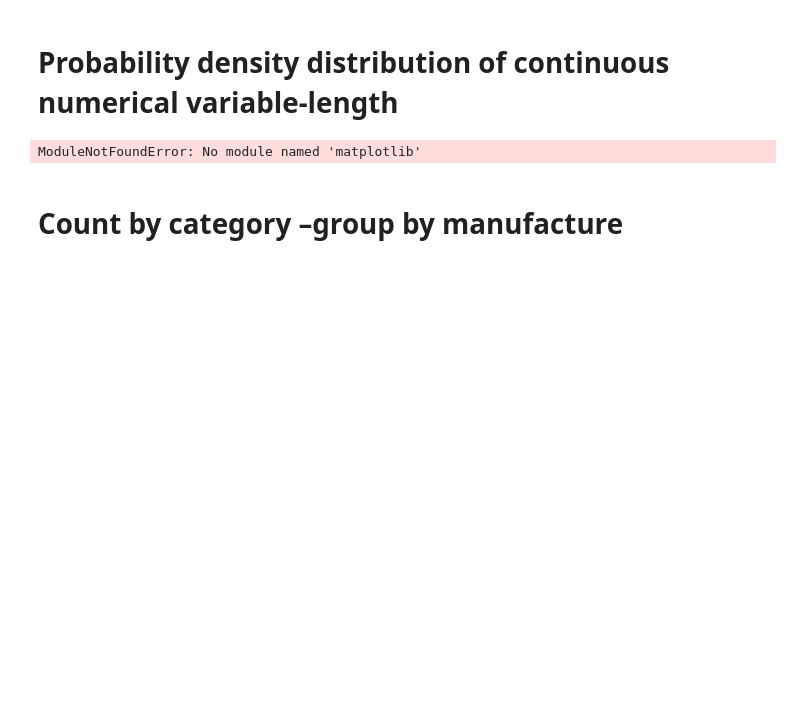
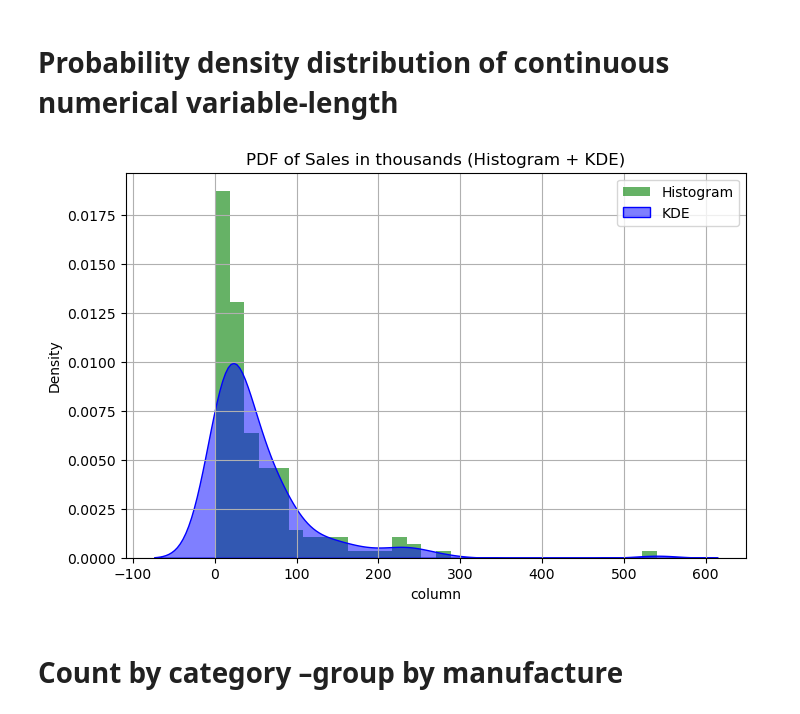
Before and after one commit to RameshBandari26/Machine_Learning_Lab, a Jupyter notebook: week2/Lab2.ipynb, the cells around one changed output. Saved outputs shown, nothing was run; the diff lists cells and outputs as text; code cells hidden in the pictures; blank space fills up the shorter version.

```diff
--- a/week2/Lab2.ipynb
+++ b/week2/Lab2.ipynb
@@ -228,22 +228,23 @@ Horsepower - Max: 92
 # %%
 import matplotlib.pyplot as plt
 import seaborn as sns
 import pandas as pd
 import numpy as np
+
+df=pd.read_csv("car_sales.csv")
+
 column="Sales in thousands"
 plt.figure(figsize=(8, 5))
-plt.hist(df[column], bins=30, density=True, alpha=0.6,
-color="green", label="Histogram")
-sns.kdeplot(df[column], fill=True, color="blue", alpha=0.5,
-label="KDE")
+plt.hist(df[column], bins=30, density=True, alpha=0.6, color="green", label="Histogram")
+sns.kdeplot(df[column], fill=True, color="blue", alpha=0.5, label="KDE")
 plt.xlabel("column")
 plt.ylabel("Density")
 plt.title(f"PDF of {column} (Histogram + KDE)")
 plt.legend()
 plt.grid()
 plt.show()
 # %% [output]
-ModuleNotFoundError: No module named 'matplotlib'
+[figure, added]
 # %% [markdown]
 # Count by category –group by manufacture
 # %%
```
Also changed, not shown: parts of 1 cell of this notebook, 14 other files.
